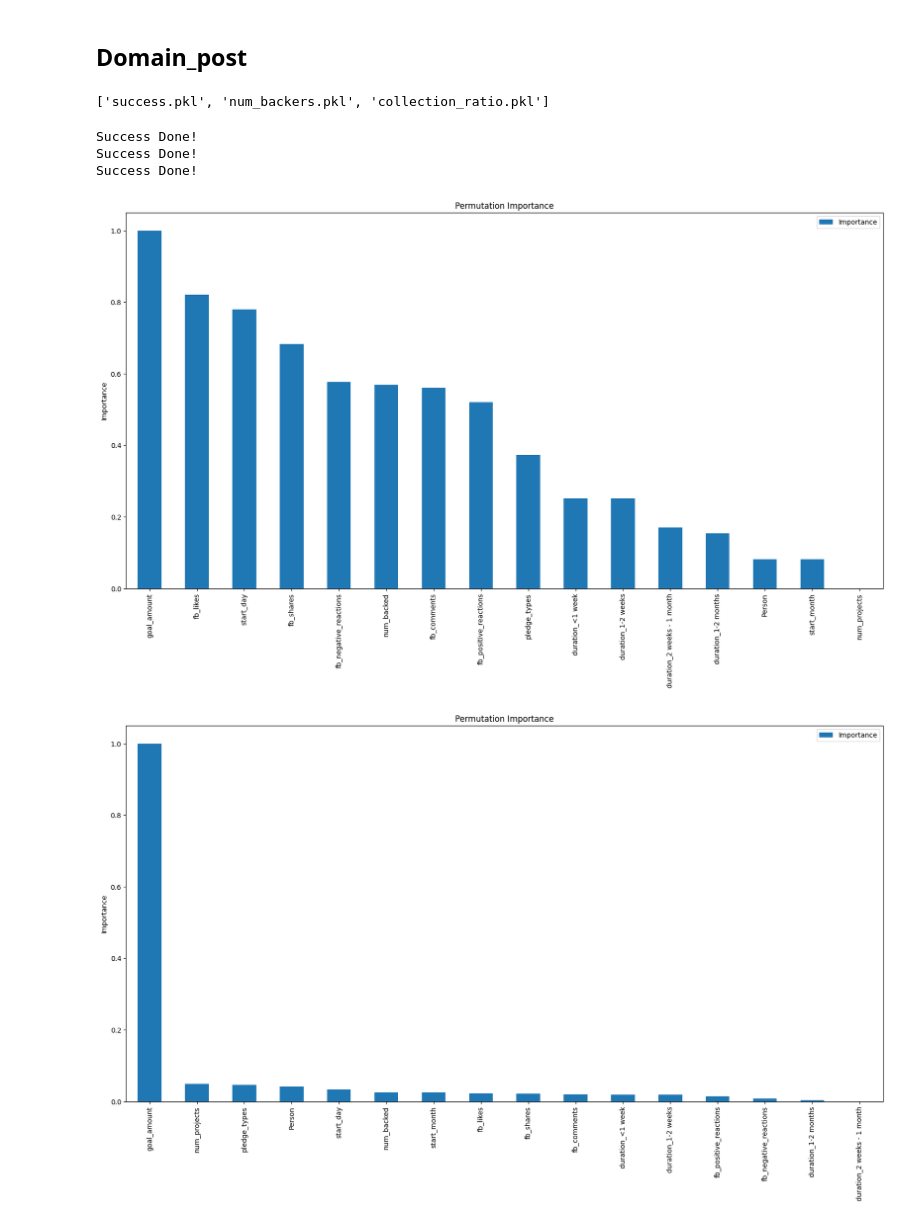
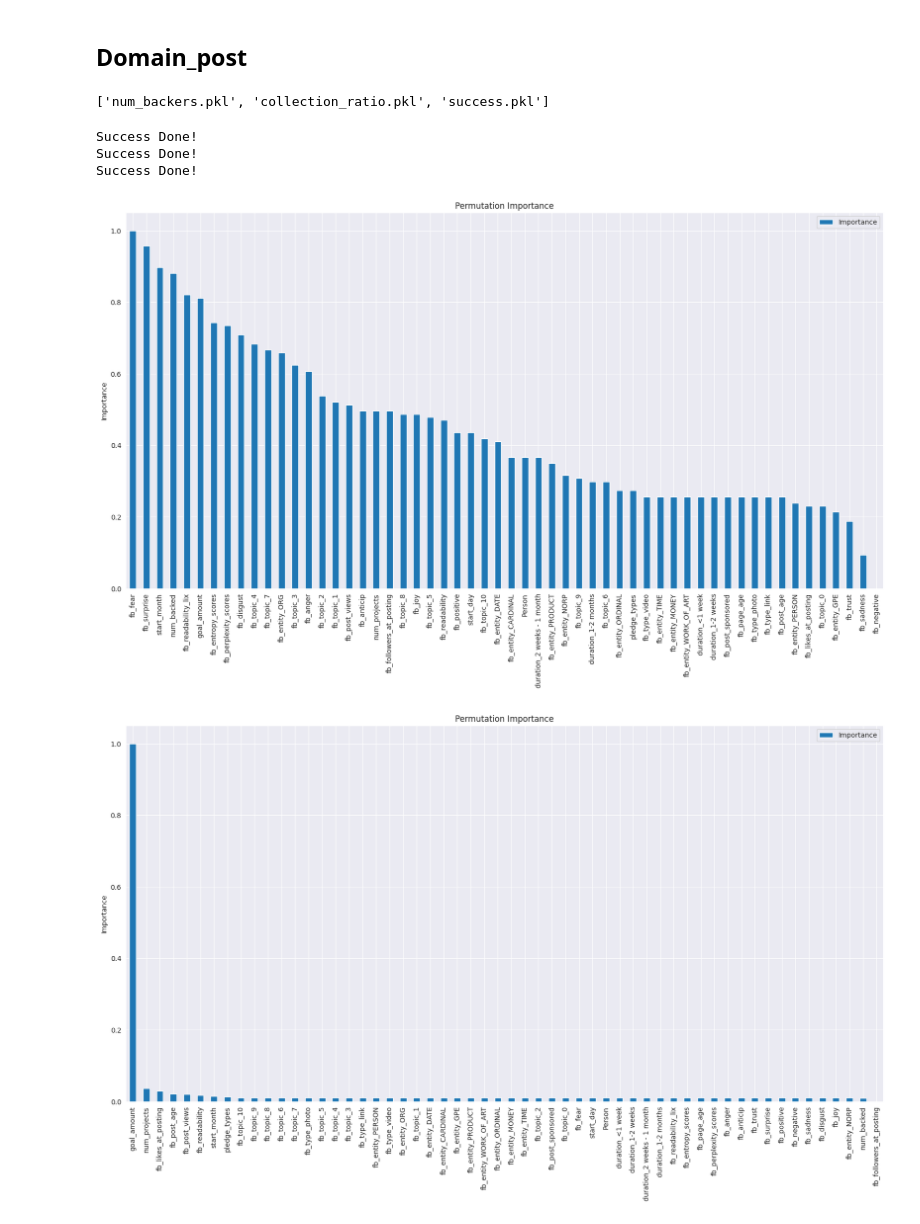
Before and after one commit to Akhil-Theerthala/Crowdfunding-Social-Media-Drivers, a Jupyter notebook: Modelling/04 - generate_plots.ipynb, the cells around one changed output. Saved outputs shown, nothing was run; the diff lists cells and outputs as text; code cells hidden in the pictures.

```diff
--- a/Modelling/04 - generate_plots.ipynb
+++ b/Modelling/04 - generate_plots.ipynb
@@ -8,7 +8,6 @@ import matplotlib.pyplot as plt
 import seaborn as sns
 import xgboost as xgb
 from tqdm import tqdm
-from lazypredict.Supervised import LazyRegressor, LazyClassifier
 from sklearn.model_selection import train_test_split
 from sklearn.metrics import mean_squared_error, mean_squared_log_error, r2_score, accuracy_score, confusion_matrix, classification_report
 from sklearn.model_selection import ParameterGrid
@@ -23,24 +22,24 @@ import pandas as pd
 import numpy as np
 import matplotlib.pyplot as plt
 
-domain_post_data =  pd.read_csv(f'/workspaces/Crowdfunding-Social-Media-Drivers/Data/final_datasets/domain_post.csv')
-domain_engagement_data =  pd.read_csv(f'/workspaces/Crowdfunding-Social-Media-Drivers/Data/final_datasets/domain_engagement.csv')
+domain_post_data =  pd.read_csv(f'/home/theerthala/Documents/repos/Crowdfunding-Social-Media-Drivers/Data/final_datasets/domain_post.csv')
+domain_engagement_data =  pd.read_csv(f'/home/theerthala/Documents/repos/Crowdfunding-Social-Media-Drivers/Data/final_datasets/domain_engagement.csv')
 
 target_cols = ['success', 'num_backers', 'collection_ratio']
 # %% [markdown]
 ## Domain_post
 # %%
-x_train, x_test, y_train, y_test = train_test_split(domain_engagement_data.drop(target_cols, axis=1), domain_engagement_data[target_cols], test_size=0.2, random_state=42, stratify=domain_engagement_data.success)
+x_train, x_test, y_train, y_test = train_test_split(domain_post_data.drop(target_cols, axis=1), domain_post_data[target_cols], test_size=0.2, random_state=42, stratify=domain_post_data.success)
 
 x_train = x_train.reset_index(drop=True)
 x_test = x_test.reset_index(drop=True)
 y_train = y_train.reset_index(drop=True)
 y_test = y_test.reset_index(drop=True)
 # %%
-model_folder = '/workspaces/Crowdfunding-Social-Media-Drivers/Modelling/final_models/02_success_engagement/domain_engagement'
+model_folder = '/home/theerthala/Documents/repos/Crowdfunding-Social-Media-Drivers/Modelling/final_models/02_domain_post'
 os.listdir(model_folder)
 # %% [output]
-['success.pkl', 'num_backers.pkl', 'collection_ratio.pkl']
+['num_backers.pkl', 'collection_ratio.pkl', 'success.pkl']
 # %%
 success_model = joblib.load(f'{model_folder}/success.pkl')
 backers_model = joblib.load(f'{model_folder}/num_backers.pkl')
@@ -77,33 +76,33 @@ def plot_importance(importance, columns, save_dir):
 importance_df_dict = {
     'success': None,
     'backers': None,
     'collection': None
 }
 
 
 for i in ['success', 'backers', 'collection_ratio']:
-    save_dir = '/workspaces/Crowdfunding-Social-Media-Drivers/Results/03_domain_engagement_results'
+    save_dir = '/home/theerthala/Documents/repos/Crowdfunding-Social-Media-Drivers/Results/02 - Domain Post'
     if i == 'success':
         model = success_model
         test_outputs = y_test.success
         save_dir = f'{save_dir}/success/'
     elif i == 'backers':
         model = backers_model
         test_outputs = y_test.num_backers
         save_dir = f'{save_dir}/num_backers/'
     elif i == 'collection_ratio':
         model = collection_model
         test_outputs = y_test.collection_ratio
         save_dir = f'{save_dir}/collection_ratio/'
 
     importance = get_importance(model, x_test.values, test_outputs)
     importance_df = plot_importance(importance, x_test.columns, save_dir)
     importance_df_dict[i] = importance_df
 
     print('Success Done!')
 # %% [output]
 Success Done!
 Success Done!
 Success Done!
-[figure, old version]
+[figure, new version]
-[figure, old version]
+[figure, new version]
```
Also changed, not shown: parts of 6 cells of this notebook, 9 other files.
